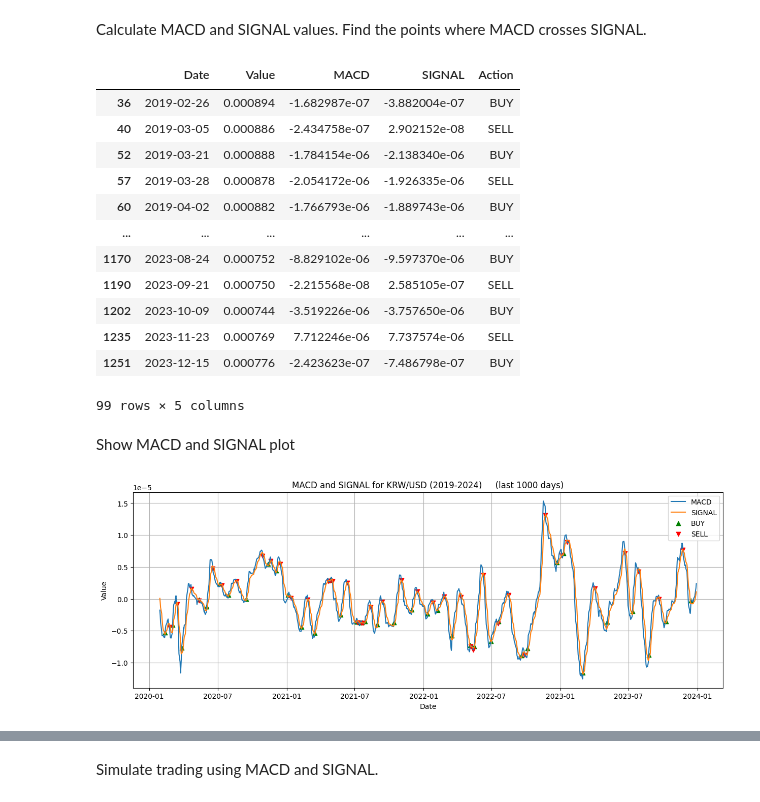
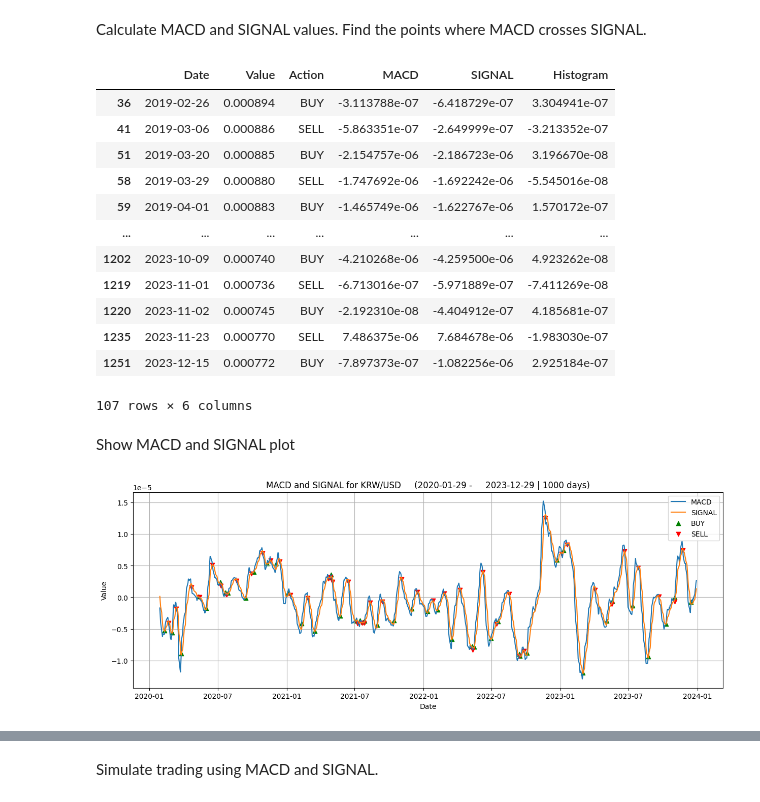
Before and after one commit to Nasus20202/metody-numeryczne, a Jupyter notebook: Project 1/Project1.ipynb, the cells around one changed output, grey strips where cells are left out. Saved outputs shown, nothing was run; the diff lists cells and outputs as text; code cells hidden in the pictures.

Commit message:
feat: optimize MACD

```diff
--- a/Project 1/Project1.ipynb
+++ b/Project 1/Project1.ipynb
@@ -59,8 +88,8 @@ Define `EMA`, `MACD` and `SIGNAL` functions
 # %%
 def EMA(data: pd.Series, start_index: int, n: int) -> float:
     alfa = 2 / (n + 1)
-    nominator = 0
-    denominator = 0
+    nominator = 0.0
+    denominator = 0.0
     counter = 0
     for i in range(start_index, start_index-n-1, -1):
         if i < 0:
@@ -84,6 +113,7 @@ Calculate MACD and SIGNAL values. Find the points where MACD crosses SIGNAL.
 # %%
 for record in data.iterrows():
     index = record[0]
+    data.at[index, 'Action'] = 'HOLD'
 
     if index < 26:
         continue
@@ -95,53 +125,74 @@ for record in data.iterrows():
     signal = SIGNAL(data['MACD'], index)
     data.at[index, 'SIGNAL'] = signal
 
-    prev_macd = data.at[index-1, 'MACD']
-    prev_signal = data.at[index-1, 'SIGNAL']
+    data.at[index, 'Histogram'] = macd - signal
+
+    # check if line crossed the signal line and stay above/below for at least (false_signals_offset) days
+    prev_macd = data.at[index-false_signals_offset-1, 'MACD']
+    prev_signal = data.at[index-false_signals_offset-1, 'SIGNAL']
     if np.isnan(prev_macd) or np.isnan(prev_signal):
         continue
+    buy, sell = False, False
 
     if prev_macd < prev_signal and macd > signal:
+        buy = True
+    elif prev_macd > prev_signal and macd < signal:
+        sell = True
+
+    for i in range(index-false_signals_offset, index):
+        if (data.at[i, 'MACD'] > data.at[i, 'SIGNAL']):
+            buy = False
+        elif (data.at[i, 'MACD'] < data.at[i, 'SIGNAL']):
+            sell = False
+
+    if buy and not sell:
         data.at[index, 'Action'] = 'BUY'
-    elif prev_macd > prev_signal and macd < signal:
+    elif sell and not buy:
         data.at[index, 'Action'] = 'SELL'
 
 
-display(data[data['Action'].notna()])
+data[data['Action'] != 'HOLD']
 # %% [output]
-|  | Date | Value | MACD | SIGNAL | Action |
-| 36 | 2019-02-26 | 0.000894 | -1.682987e-07 | -3.882004e-07 | BUY |
-| 40 | 2019-03-05 | 0.000886 | -2.434758e-07 | 2.902152e-08 | SELL |
-| 52 | 2019-03-21 | 0.000888 | -1.784154e-06 | -2.138340e-06 | BUY |
-| 57 | 2019-03-28 | 0.000878 | -2.054172e-06 | -1.926335e-06 | SELL |
-| 60 | 2019-04-02 | 0.000882 | -1.766793e-06 | -1.889743e-06 | BUY |
-| ... | ... | ... | ... | ... | ... |
-| 1170 | 2023-08-24 | 0.000752 | -8.829102e-06 | -9.597370e-06 | BUY |
-| 1190 | 2023-09-21 | 0.000750 | -2.215568e-08 | 2.585105e-07 | SELL |
-| 1202 | 2023-10-09 | 0.000744 | -3.519226e-06 | -3.757650e-06 | BUY |
-| 1235 | 2023-11-23 | 0.000769 | 7.712246e-06 | 7.737574e-06 | SELL |
-| 1251 | 2023-12-15 | 0.000776 | -2.423623e-07 | -7.486798e-07 | BUY |
+|  | Date | Value | Action | MACD | SIGNAL | Histogram |
+| 36 | 2019-02-26 | 0.000894 | BUY | -3.113788e-07 | -6.418729e-07 | 3.304941e-07 |
+| 41 | 2019-03-06 | 0.000886 | SELL | -5.863351e-07 | -2.649999e-07 | -3.213352e-07 |
+| 51 | 2019-03-20 | 0.000885 | BUY | -2.154757e-06 | -2.186723e-06 | 3.196670e-08 |
+| 58 | 2019-03-29 | 0.000880 | SELL | -1.747692e-06 | -1.692242e-06 | -5.545016e-08 |
+| 59 | 2019-04-01 | 0.000883 | BUY | -1.465749e-06 | -1.622767e-06 | 1.570172e-07 |
+| ... | ... | ... | ... | ... | ... | ... |
+| 1202 | 2023-10-09 | 0.000740 | BUY | -4.210268e-06 | -4.259500e-06 | 4.923262e-08 |
+| 1219 | 2023-11-01 | 0.000736 | SELL | -6.713016e-07 | -5.971889e-07 | -7.411269e-08 |
+| 1220 | 2023-11-02 | 0.000745 | BUY | -2.192310e-08 | -4.404912e-07 | 4.185681e-07 |
+| 1235 | 2023-11-23 | 0.000770 | SELL | 7.486375e-06 | 7.684678e-06 | -1.983030e-07 |
+| 1251 | 2023-12-15 | 0.000772 | BUY | -7.897373e-07 | -1.082256e-06 | 2.925184e-07 |
-99 rows × 5 columns
+107 rows × 6 columns
 # %% [markdown]
 Show MACD and SIGNAL plot
 # %%
-def plot_MACD_and_SIGNAL(data, title='MACD and SIGNAL'):
+def plot_MACD_and_SIGNAL(data, title='MACD and SIGNAL', filename=None):
     buy_data = data[data['Action'] == 'BUY']
     sell_data = data[data['Action'] == 'SELL']
 
     plt.figure(figsize=(15, 5))
     plt.plot(data['Date'], data['MACD'])
     plt.plot(data['Date'], data['SIGNAL'])
     plt.scatter(buy_data['Date'], buy_data['MACD'], color='green', marker='^')
     plt.scatter(sell_data['Date'], sell_data['MACD'], color='red', marker='v')
     plt.title(title)
     plt.xlabel('Date')
     plt.ylabel('Value')
     plt.grid()
     plt.legend(['MACD', 'SIGNAL', 'BUY', 'SELL'])
+    if filename is not None:
+        plt.savefig(filename, bbox_inches='tight')
     plt.show()
 
-days_count = 1000
-tailed_data = data.tail(days_count)
-plot_MACD_and_SIGNAL(tailed_data, title=f'MACD and SIGNAL for {title}     (last {min(days_count, len(data))} days)')
+tailed_data = data.tail(simulation_days_count).reset_index()
+first_date = tailed_data['Date'][0]
+last_date = tailed_data['Date'][len(tailed_data)-1]
+date_format = '%Y-%m-%d'
+plot_title = f'MACD and SIGNAL for {currency_name}     ({first_date.strftime(date_format)} - \
+    {last_date.strftime(date_format)} | {len(tailed_data)} days)'
+plot_MACD_and_SIGNAL(tailed_data, title=plot_title, filename=f'plots/{filename_prefix}_macd_signal.png')
 # %% [output]
-[figure, old version]
+[figure, new version]
```
Also changed, not shown: parts of 6 cells of this notebook, 48 other files.
